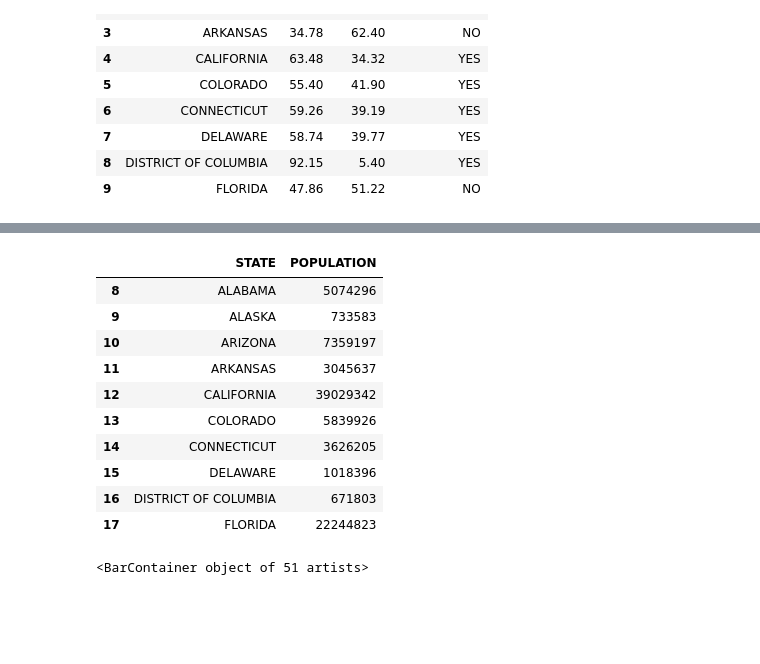
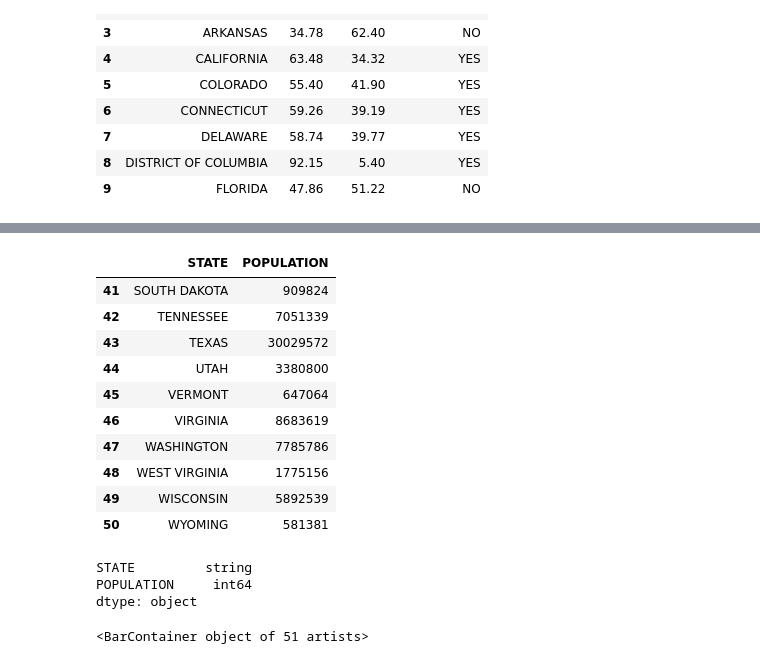
Before and after one commit to himalayahall/DATA608, a Jupyter notebook: Story 1/Story1.ipynb, the cells around one changed output, grey strips where cells are left out. Saved outputs shown, nothing was run; the diff lists cells and outputs as text; code cells hidden in the pictures; blank space fills up the shorter version.

```diff
--- a/Story 1/Story1.ipynb
+++ b/Story 1/Story1.ipynb
@@ -175,6 +176,7 @@ population_ds.head(n=10)
 | 9 | .Alaska | 733,378 | 732,923 | 734,182 | 733,583 |
 # %%
 population_ds = population_ds.drop([i for i in range(0, 8)])
+population_ds = population_ds.reset_index(drop=True)
 population_ds.head(n=10)
 # %% [output]
 |  | table with row headers in column ... | Unnamed: 1 | Unnamed: 2 | Unnamed: 3 | Unnamed: 4 |
@@ -190,0 +193,4 @@ population_ds.head(n=10)
+# %%
+population_ds = population_ds.drop(columns = [col for col in population_ds.columns if col in ['Unnamed: 1', 'Unnamed: 2', 'Unnamed: 3']])
+population_ds.columns = ["STATE", "POPULATION"]
+population_ds.tail(n=10)
@@ -191,29 +209,33 @@ population_ds.head(n=10)
 # %%
-population_ds = population_ds.drop(columns = [c for c in population_ds.columns if c in ['Unnamed: 1', 'Unnamed: 2', 'Unnamed: 3']])
-population_ds = population_ds.drop([i for i in range(59, 66)])
-
-population_ds.columns.values[0] = 'STATE'
-population_ds.columns.values[1] = 'POPULATION'
+population_ds = population_ds.drop([i for i in range(51, 58)])
 
 population_ds['STATE'] = population_ds['STATE'].str.replace('.', '', regex=False)
 population_ds['STATE'] = population_ds['STATE'].str.upper()
+population_ds = population_ds.astype({'STATE' : 'string'})
 
 population_ds['POPULATION'] = population_ds['POPULATION'].str.replace(',', '', regex=False)
 population_ds = population_ds.astype({'POPULATION' : 'int'})
 
-population_ds.head(n=10)
+population_ds = population_ds.reset_index(drop=True)
+population_ds.tail(n=10)
 # %% [output]
 |  | STATE | POPULATION |
-| 8 | ALABAMA | 5074296 |
-| 9 | ALASKA | 733583 |
-| 10 | ARIZONA | 7359197 |
-| 11 | ARKANSAS | 3045637 |
-| 12 | CALIFORNIA | 39029342 |
-| 13 | COLORADO | 5839926 |
-| 14 | CONNECTICUT | 3626205 |
-| 15 | DELAWARE | 1018396 |
-| 16 | DISTRICT OF COLUMBIA | 671803 |
-| 17 | FLORIDA | 22244823 |
+| 41 | SOUTH DAKOTA | 909824 |
+| 42 | TENNESSEE | 7051339 |
+| 43 | TEXAS | 30029572 |
+| 44 | UTAH | 3380800 |
+| 45 | VERMONT | 647064 |
+| 46 | VIRGINIA | 8683619 |
+| 47 | WASHINGTON | 7785786 |
+| 48 | WEST VIRGINIA | 1775156 |
+| 49 | WISCONSIN | 5892539 |
+| 50 | WYOMING | 581381 |
+# %%
+population_ds.dtypes
+# %% [output]
+STATE         string
+POPULATION     int64
+dtype: object
 # %%
 plt.rcParams['figure.figsize'] = (20, 10)
 plt.rcParams['font.size'] = '20'
```
Also changed, not shown: parts of 9 cells of this notebook.
